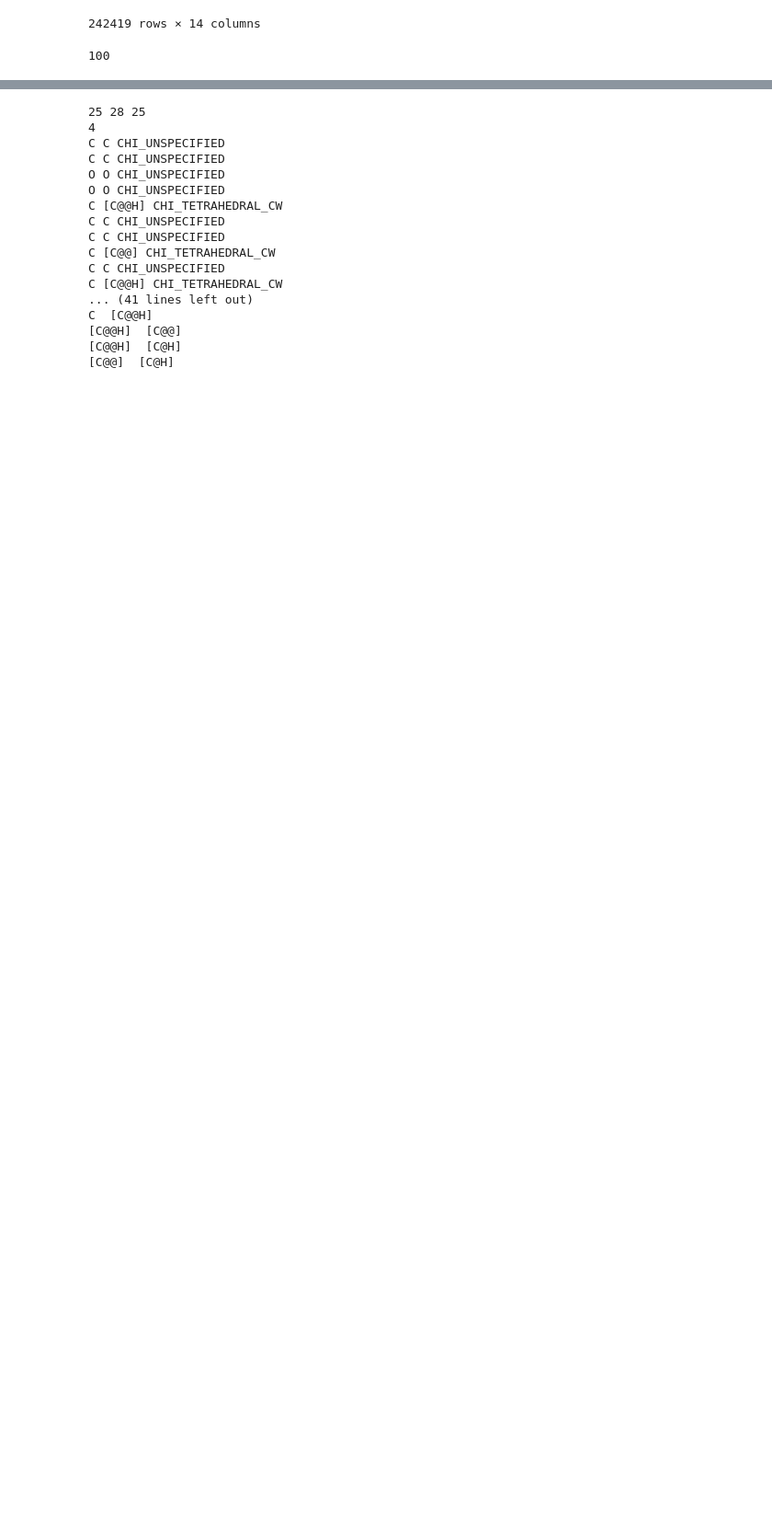
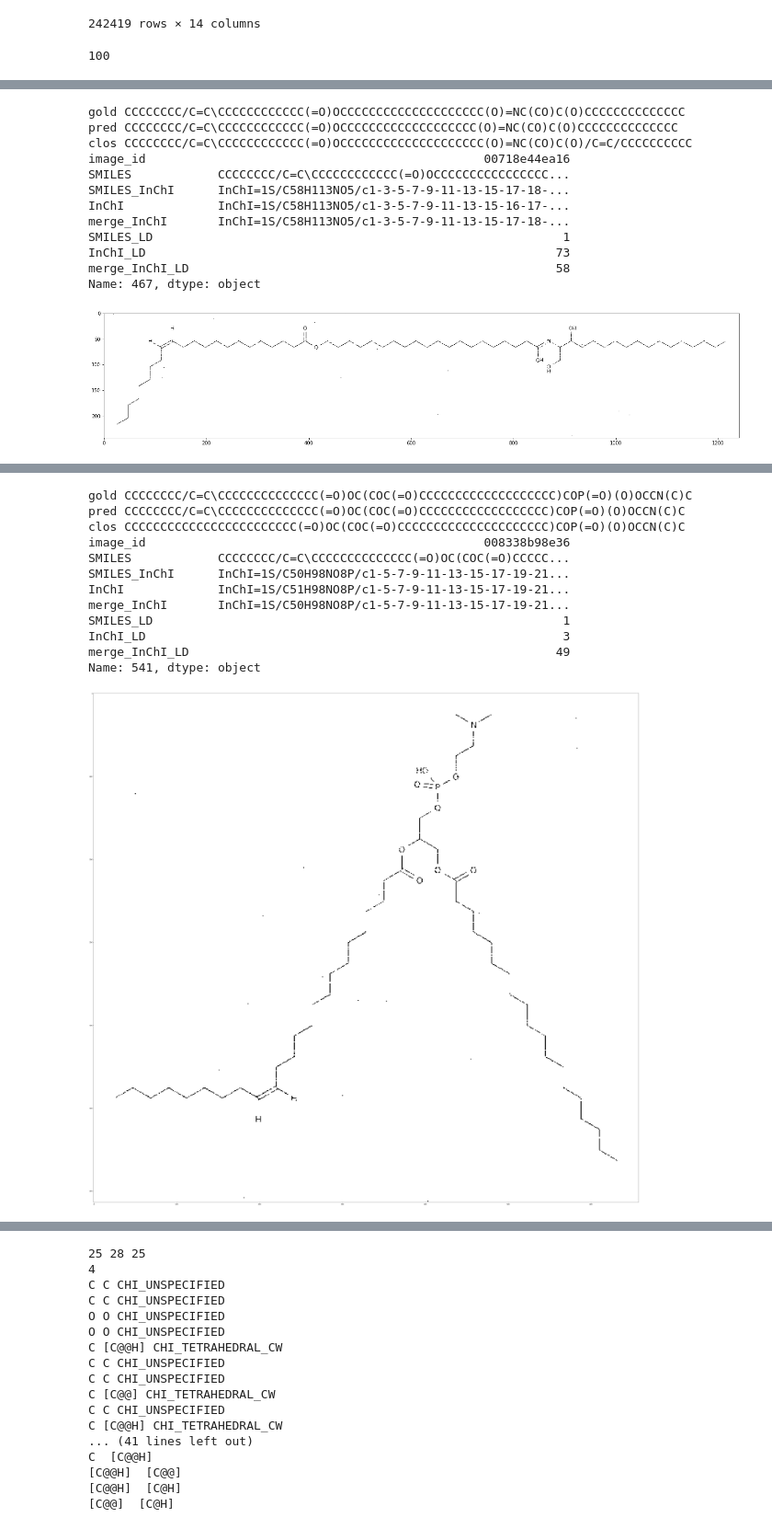
Before and after one commit to thomas0809/MolScribe, a Jupyter notebook: notebook/error_analysis.ipynb, the cells around one changed output, grey strips where cells are left out. Shown at 92% size. Cells and saved outputs as stored; diff of their text form; code cells hidden in the pictures; blank space fills up the shorter version.

```diff
--- a/notebook/error_analysis.ipynb
+++ b/notebook/error_analysis.ipynb
@@ -28,0 +167,45 @@ print(max([len(s.split()) for s in smiles]))
+# %%
+i = 6
+indices = (i*10 < gold['num_atom']) & (gold['num_atom'] <= (i+1)*10)
+count = 0
+
+def get_train_file_path(image_id):
+    return ROOT_PATH + "data/train/{}/{}/{}/{}.png".format(image_id[0], image_id[1], image_id[2], image_id)
+
+for idx, gold_row in gold[indices].iterrows():
+    pred_row = pred.loc[idx]
+    if pred_row["SMILES_LD"] == 0:
+        continue
+    print('gold', gold_row['SMILES'])
+    print('pred', pred_row['SMILES'])
+    mol_0 = Chem.MolFromSmiles(gold_row['SMILES'])
+    mol_1 = Chem.MolFromSmiles(pred_row['SMILES'])
+    min_smiles, min_d = find_closest(gold_row['SMILES'], train_smiles)
+    mol_2 = Chem.MolFromSmiles(min_smiles)
+    print('clos', min_smiles)
+    print(pred_row)
+    file_path = get_train_file_path(gold_row['image_id'])
+    image = cv2.imread(file_path)
+    w, h, _ = image.shape
+    plt.figure(figsize=(w/10, h/10))
+    plt.imshow(image)
+    plt.show()
+    img = Draw.MolsToGridImage([mol_0,mol_1, mol_2], subImgSize=(400,400), molsPerRow=3, useSVG=True)
+    display(SVG(img))
+    count += 1
+    if count > 5:
+        break
+# %% [output]
+gold CCCCCCCC/C=C\CCCCCCCCCCCC(=O)OCCCCCCCCCCCCCCCCCCCC(O)=NC(CO)C(O)CCCCCCCCCCCCCC
+pred CCCCCCCC/C=C\CCCCCCCCCCCC(=O)OCCCCCCCCCCCCCCCCCCC(O)=NC(CO)C(O)CCCCCCCCCCCCCC
+clos CCCCCCCC/C=C\CCCCCCCCCCCC(=O)OCCCCCCCCCCCCCCCCCCCC(O)=NC(CO)C(O)/C=C/CCCCCCCCCC
+image_id                                               00718e44ea16
+SMILES            CCCCCCCC/C=C\CCCCCCCCCCCC(=O)OCCCCCCCCCCCCCCCC...
+SMILES_InChI      InChI=1S/C58H113NO5/c1-3-5-7-9-11-13-15-17-18-...
+InChI             InChI=1S/C58H113NO5/c1-3-5-7-9-11-13-15-16-17-...
+merge_InChI       InChI=1S/C58H113NO5/c1-3-5-7-9-11-13-15-17-18-...
+SMILES_LD                                                         1
+InChI_LD                                                         73
+merge_InChI_LD                                                   58
+Name: 467, dtype: object
+[figure, added]
@@ -28,0 +213,13 @@ print(max([len(s.split()) for s in smiles]))
+gold CCCCCCCC/C=C\CCCCCCCCCCCCCC(=O)OC(COC(=O)CCCCCCCCCCCCCCCCCCC)COP(=O)(O)OCCN(C)C
+pred CCCCCCCC/C=C\CCCCCCCCCCCCCC(=O)OC(COC(=O)CCCCCCCCCCCCCCCCCC)COP(=O)(O)OCCN(C)C
+clos CCCCCCCCCCCCCCCCCCCCCCCC(=O)OC(COC(=O)CCCCCCCCCCCCCCCCCCCCC)COP(=O)(O)OCCN(C)C
+image_id                                               008338b98e36
+SMILES            CCCCCCCC/C=C\CCCCCCCCCCCCCC(=O)OC(COC(=O)CCCCC...
+SMILES_InChI      InChI=1S/C50H98NO8P/c1-5-7-9-11-13-15-17-19-21...
+InChI             InChI=1S/C51H98NO8P/c1-5-7-9-11-13-15-17-19-21...
+merge_InChI       InChI=1S/C50H98NO8P/c1-5-7-9-11-13-15-17-19-21...
+SMILES_LD                                                         1
+InChI_LD                                                          3
+merge_InChI_LD                                                   49
+Name: 541, dtype: object
+[figure, added]
```
Also changed, not shown: parts of 11 cells of this notebook, 4 other files.
